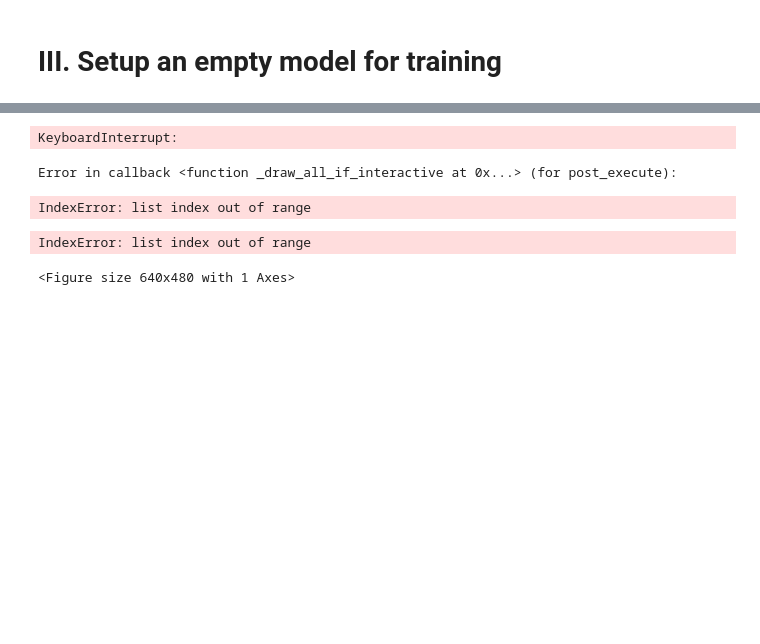
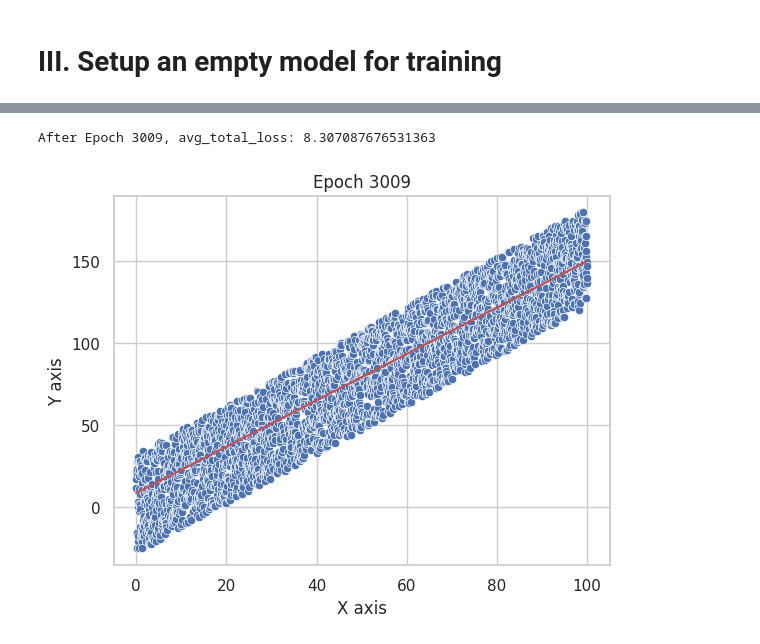
Before and after one commit to nguyenvinhlinh/jupyter-lab-collection, a Jupyter notebook: notebooks/0001-Linear Regression model.ipynb, the cells around one changed output, grey strips where cells are left out. Saved outputs shown, nothing was run; the diff lists cells and outputs as text; code cells hidden in the pictures; blank space fills up the shorter version.

```diff
--- a/notebooks/0001-Linear Regression model.ipynb
+++ b/notebooks/0001-Linear Regression model.ipynb
@@ -49,8 +49,8 @@ Text(0.5, 1.0, 'Linear Regression Dataset')
 class TrainModel(nn.Module):
     def __init__(self):
         super().__init__()
-        self.weight = torch.tensor(1.5, requires_grad=False)
-        self.bias = nn.Parameter(torch.tensor(-100.0, requires_grad=True))
+        self.weight = nn.Parameter(torch.tensor(-3.0, requires_grad=True))
+        self.bias = nn.Parameter(torch.tensor(5.0, requires_grad=True))
 
     def forward(self, input):
         output = self.weight * input + self.bias
@@ -64,3 +64,5 @@ optimizer = SGD(params = train_model.parameters(), lr=0.00001)
+# %%
+optimizer = torch.optim.Adam(params = train_model.parameters(), lr=0.01)
 # %%
 print(f"Epoch -1: Linear Regression: y={train_model.weight.data}.x + {train_model.bias.data}")
 # %% [output]
@@ -92,34 +97,34 @@ def save_plot(model, epoch):
 # %%
-best_total_loss = float('inf')
-for epoch in range(100):
-    #print(f"Starting Epoch {epoch}")
+number_of_epoch = 1000
+for epoch in range(number_of_epoch):
+    avg_total_loss = 0.0
     total_loss = 0.0
-
     for i in range(len(x_input_list)):
         input = x_input_list[i]
         real_output = y_output_list[i]
 
         model_output = train_model(input)
         loss = (model_output - real_output) ** 2
         loss.backward()
         total_loss = total_loss + float(loss)
-        #print(f"Epoch {epoch}, i: {i}, loss: {loss}, total_loss: {total_loss}")
 
-    if total_loss < best_total_loss:
-        best_total_loss = best_total_loss
+    avg_total_loss = total_loss / len(x_input_list)
+
+    print(f"\rAfter Epoch {global_current_epoch}, avg_total_loss: {avg_total_loss}", end="")
+
+    if avg_total_loss < best_avg_total_loss:
+        best_avg_total_loss = avg_total_loss
         optimizer.step()
         optimizer.zero_grad()
-        #print(f"After Epoch {epoch}, total_loss: {total_loss}")
-        #print(f"After Epoch {epoch}: Linear Regression: y={train_model.weight.data}.x + {train_model.bias.data}")
-        save_plot(train_model, epoch)
+        save_plot(train_model, global_current_epoch)
+        global_current_epoch = global_current_epoch + 1
     else:
-        #print(f"After Epoch {epoch}, total_loss: {total_loss} greater than the best_total_loss {best_total_lost}.")
-        #print("Stop Training.")
+        print("")
+        print(f"After Epoch {global_current_epoch}, avg_total_loss: {avg_total_loss} greater than the best_avg_total_loss {best_avg_total_loss}.")
+        print(f"After Epoch {global_current_epoch}, Linear Regression: y={train_model.weight.data}.x + {train_model.bias.data}")
+        print("Stop Training.")
         break;
 # %% [output]
-KeyboardInterrupt:
+After Epoch 3009, avg_total_loss: 8.307087676531363
-Error in callback <function _draw_all_if_interactive at 0x...> (for post_execute):
-IndexError: list index out of range
-IndexError: list index out of range
-<Figure size 640x480 with 1 Axes>
+[figure, added]
 # %%
```
Also changed, not shown: parts of 8 cells of this notebook, 2 other files.
